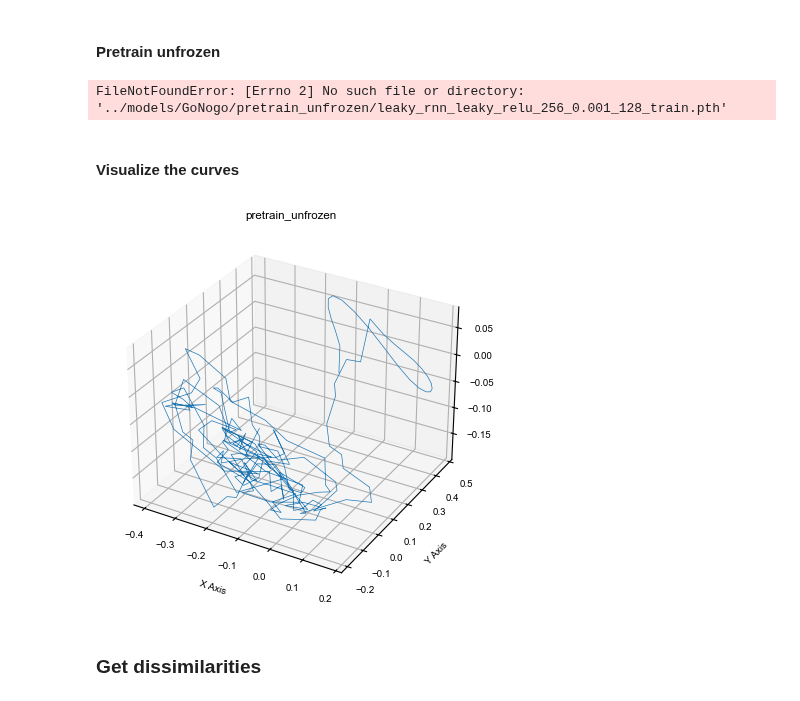
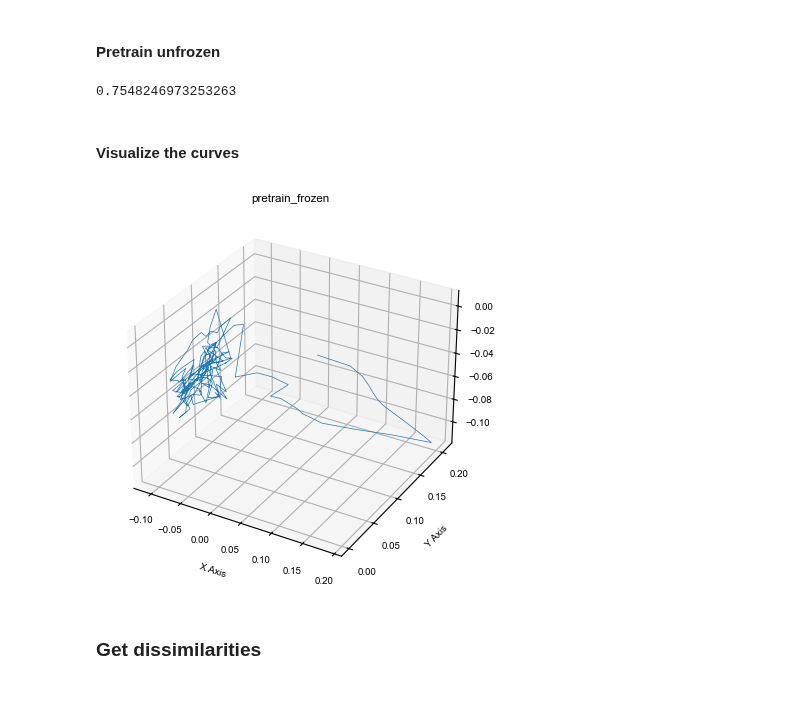
Before and after one commit to qglht/RepAL, a Jupyter notebook: notebooks/analysis_rnn.ipynb, the cells around one changed output. Drawn from its saved outputs; the diff is of its cells as text; code cells hidden in the pictures.

```diff
--- a/notebooks/analysis_rnn.ipynb
+++ b/notebooks/analysis_rnn.ipynb
@@ -23,7 +23,7 @@ Warning: Gym version v0.24.1 has a number of critical issues with `gym.make` suc
 ### Load config
 # %%
 config = load_config("../config.yaml")
-taskset = "GoNogo"
+taskset = "PDM"
 # %%
 def parse_model_info(model_name):
     model_name = model_name.replace('.pth', '')
@@ -85,19 +85,21 @@ model = "leaky_rnn_leaky_relu_256_0.001_128_train.pth"
 # %% [markdown]
 #### Pretrain unfrozen
 # %%
-group = "pretrain_unfrozen"
+group = "pretrain_frozen"
 model_type, activation, hidden_size, lr, batch_size = parse_model_info(model)
 curve, explained_variance = get_dynamics_model(
     model_type, activation, hidden_size, lr, model, group, "cpu", n_components=3
 )
-# %% [output]
-FileNotFoundError: [Errno 2] No such file or directory: '../models/GoNogo/pretrain_unfrozen/leaky_rnn_leaky_relu_256_0.001_128_train.pth'
+# %%
+explained_variance
+# %% [output]
+0.7548246973253263
 # %% [markdown]
 #### Visualize the curves
 # %%
-visualize([curve[:,100,:]],title=group)
+visualize([curve[:,50,:]],title=group)
 # %% [output]
-[figure, old version]
+[figure, new version]
 # %% [markdown]
 ### Get dissimilarities
 # %% [markdown]
```
Also changed, not shown: parts of 4 cells of this notebook, 3 other files.
